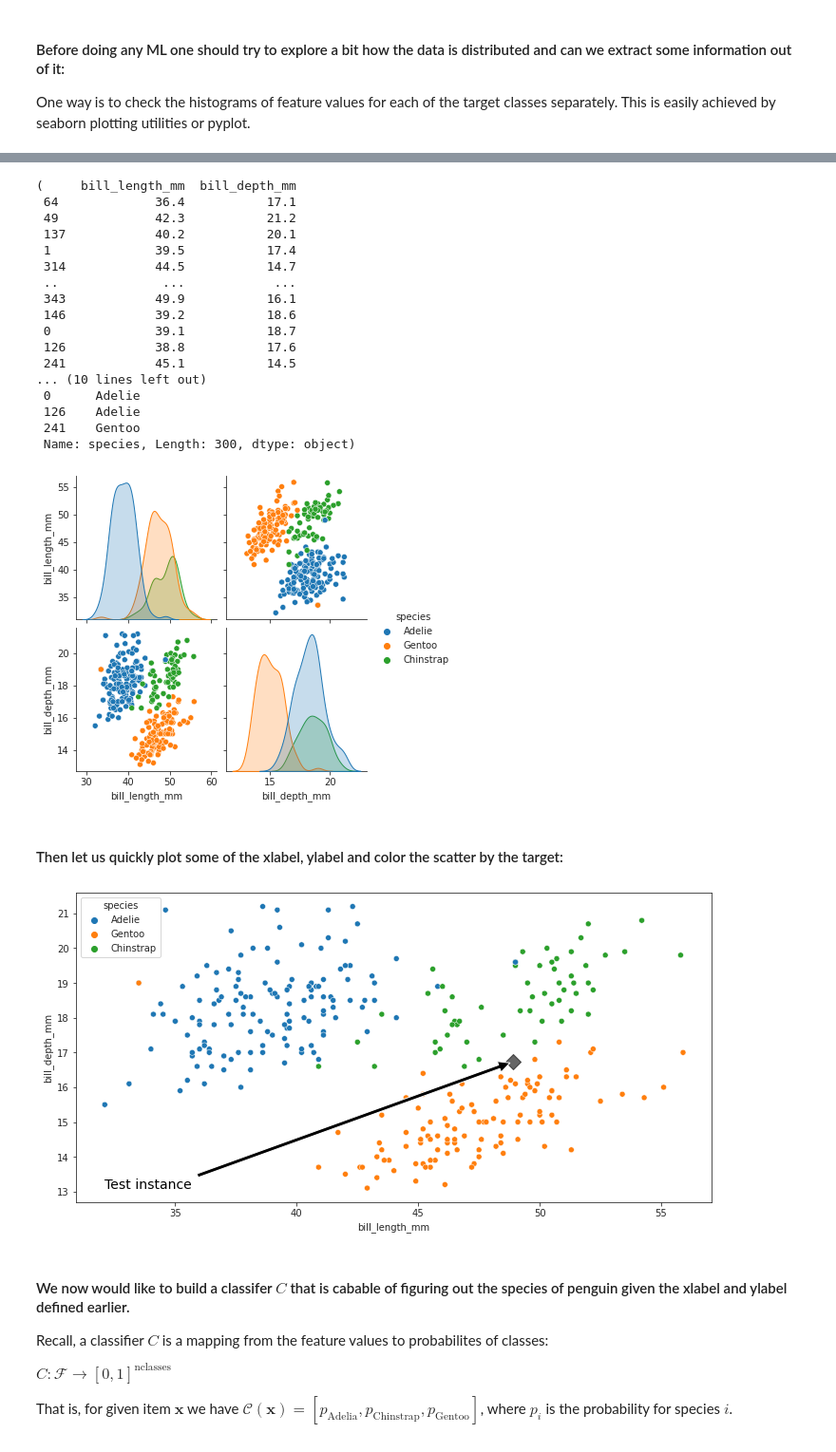
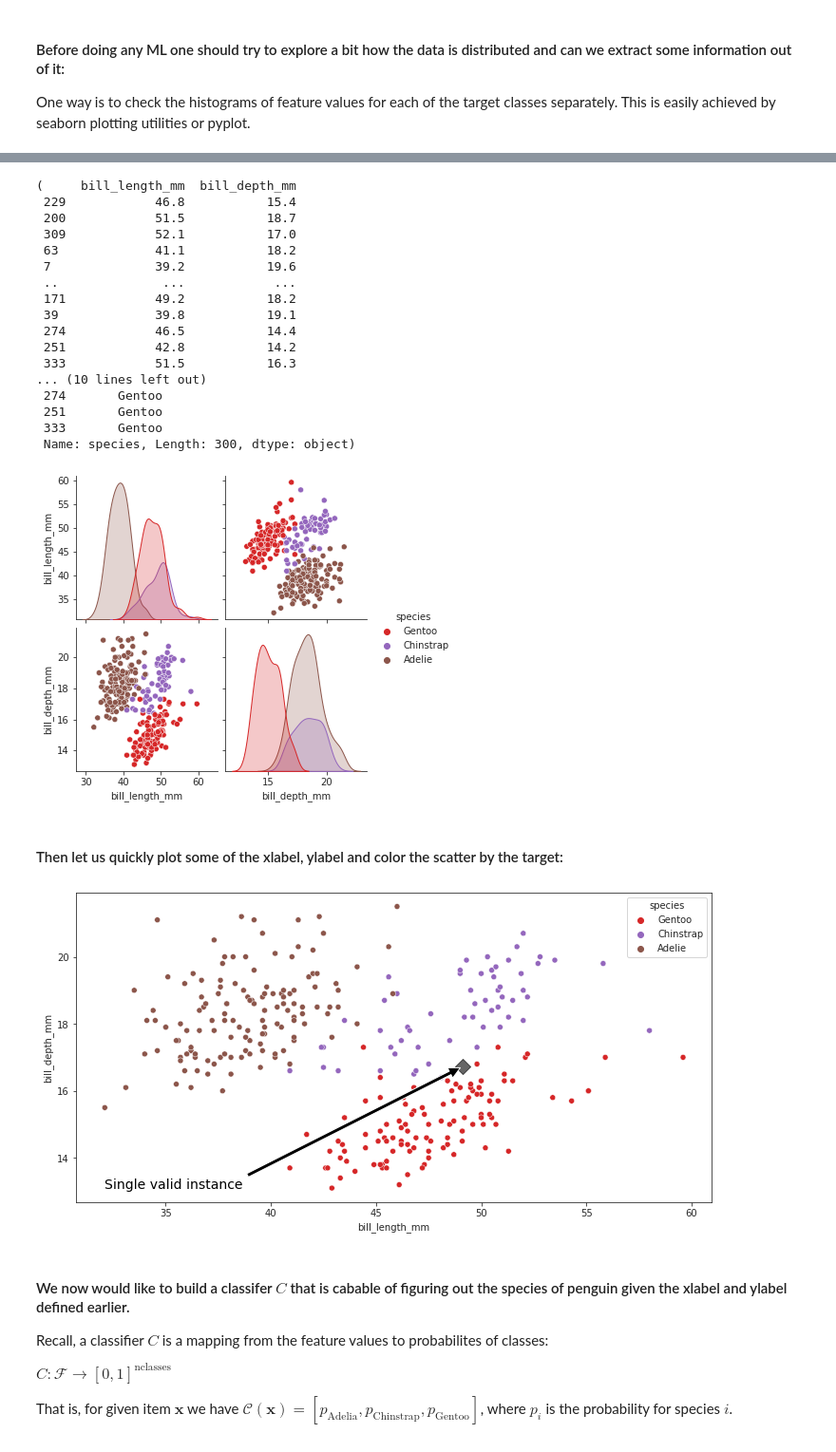
Before and after one commit to topiko/MLcourseMaterial, a Jupyter notebook: Basics/MLbasics.ipynb, the cells around one changed output, grey strips where cells are left out. Shown at 95% size. Cells and saved outputs as stored; diff of their text form; code cells hidden in the pictures.

```diff
--- a/Basics/MLbasics.ipynb
+++ b/Basics/MLbasics.ipynb
@@ -255,7 +257,7 @@ xlabel = 'bill_length_mm'
 ylabel = 'bill_depth_mm'
 
 # shuffle the data and pad rows that have missing values.
-data = data.sample(frac=1).fillna(method='pad')
+data = data.sample(frac=1).dropna() # fillna(method='pad')
 X = data.drop(columns=[target])
 X = X.loc[:, [xlabel, ylabel]]
 y = data.species
@@ -273,16 +275,17 @@ One way is to check the histograms of feature values for each of the target clas
 # %%
 way_kw = "stack"  #'layer' #
 nbins = 15
+penguin_palette = {sp:'C{}'.format(i+3) for i, sp in enumerate(y_train.unique())}
 
 _, axarr = plt.subplots(1,2, sharey=True)
 print('Histograms')
 for c, ax in zip(X_train.columns, axarr):
-    _ = sns.histplot(X_train, x=c, hue=y_train, multiple=way_kw, hue_order=y_train.unique(), ax=ax, bins=nbins)
+    _ = sns.histplot(X_train, x=c, hue=y_train, multiple=way_kw, hue_order=y_train.unique(), ax=ax, bins=nbins, palette=penguin_palette)
 plt.show()
 
 _, axarr = plt.subplots(1,2)
 print('Boxplots')
 for c, ax in zip(X_train.columns, axarr):
-    _ = sns.boxplot(data=X_train, x=data.loc[X_train.index, 'sex'], hue=y_train, y=c, ax=ax) #, multiple=way_kw, hue_order=y_train.unique(), ax=ax, bins=nbins)
+    _ = sns.boxplot(data=X_train, x=data.loc[X_train.index, 'sex'], hue=y_train, y=c, ax=ax, palette=penguin_palette) #, multiple=way_kw, hue_order=y_train.unique(), ax=ax, bins=nbins)
 # %% [output]
 Histograms
@@ -293,58 +296,59 @@ Boxplots
 X_train, y_train
 # %% [output]
 (     bill_length_mm  bill_depth_mm
- 64             36.4           17.1
- 49             42.3           21.2
- 137            40.2           20.1
- 1              39.5           17.4
- 314            44.5           14.7
+ 229            46.8           15.4
+ 200            51.5           18.7
+ 309            52.1           17.0
+ 63             41.1           18.2
+ 7              39.2           19.6
  ..              ...            ...
- 343            49.9           16.1
- 146            39.2           18.6
- 0              39.1           18.7
- 126            38.8           17.6
- 241            45.1           14.5
+ 171            49.2           18.2
+ 39             39.8           19.1
+ 274            46.5           14.4
+ 251            42.8           14.2
+ 333            51.5           16.3
 ... (10 lines left out)
- 0      Adelie
- 126    Adelie
- 241    Gentoo
+ 274       Gentoo
+ 251       Gentoo
+ 333       Gentoo
  Name: species, Length: 300, dtype: object)
 # %%
-_ = sns.pairplot(pd.concat((X_train, y_train), axis=1), hue='species')
+_ = sns.pairplot(pd.concat((X_train, y_train), axis=1), hue='species', palette=penguin_palette)
 # %% [output]
-[figure, old version]
+[figure, new version]
 # %% [markdown]
 #### Then let us quickly plot some of the xlabel, ylabel and color the scatter by the target:
 # %%
 def plot_penguins(test_xy=None, idxs=None):
 
     # Make a scatter plot of the xlabel, ylabel values colored by the target class::
     if idxs is None: idxs = X_train.index
 
 
     ax = sns.scatterplot(data=X_train.loc[idxs, :],
                          x=xlabel,
                          y=ylabel,
                          hue=y_train.loc[idxs],
                          #style=data.island,
-                         hue_order=y_train.unique())
+                         hue_order=y_train.unique(),
+                         palette=penguin_palette)
 
     if test_xy is not None:
         # Plot a text instance with annotation:
         ax.scatter(*test_xy, color='black', marker='D', s=130, alpha=.60)
-        _ = ax.annotate('Test instance', test_xy,
+        _ = ax.annotate('Single valid instance', test_xy,
                         color='black',
                         xytext=X_train.loc[idxs, :].min(),
                         arrowprops=dict(facecolor='black', shrink=0.01),
                         fontsize=14)
 
     return ax
 
 test_xy=X_train.loc[y_train.isin(['Gentoo', 'Chinstrap']), :].mean() + [1, .5]
 
 _ = plot_penguins(test_xy)
 # %% [output]
-[figure, old version]
+[figure, new version]
 # %% [markdown]
 #### We now would like to build a classifer $C$ that is cabable of figuring out the species of penguin given the xlabel and ylabel defined earlier.
 
```
Also changed, not shown: parts of 16 cells of this notebook.
